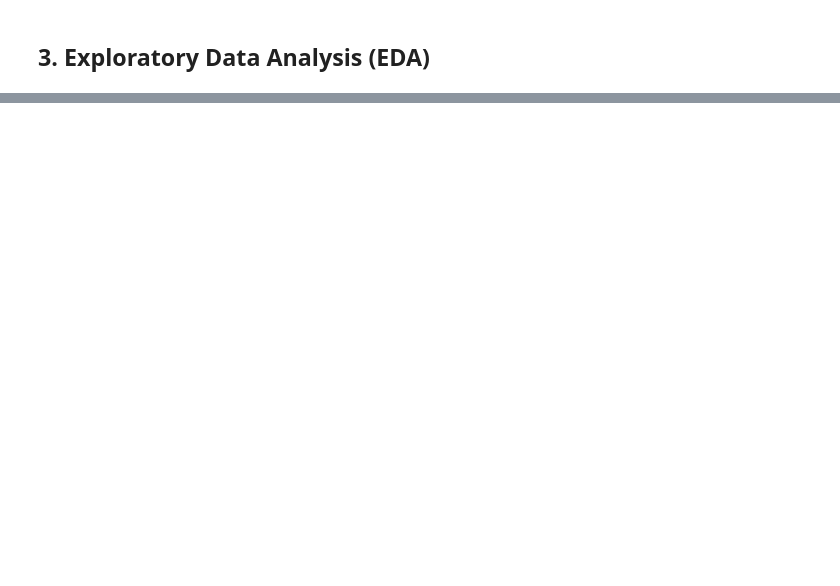
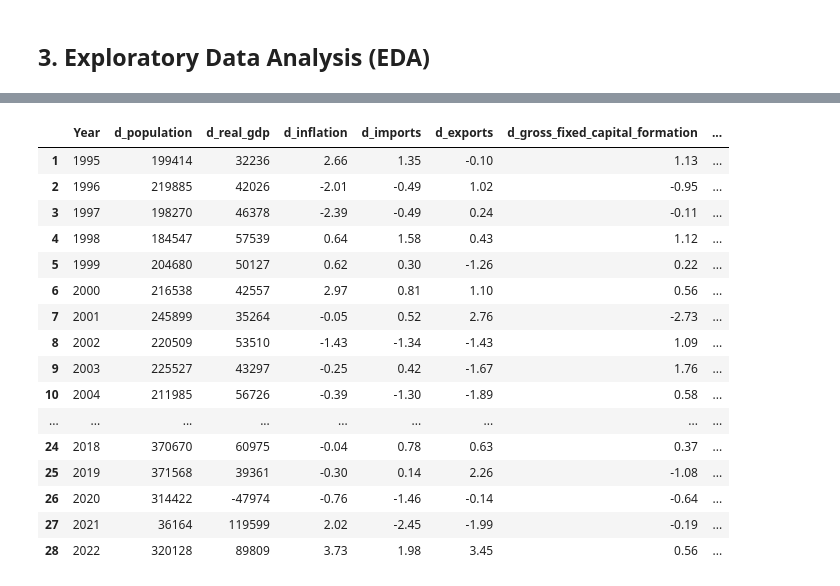
Before and after one commit to kellyle404/Risk_analysis_tech_stocks, a Jupyter notebook: aus.ipynb, the cells around one changed output, grey strips where cells are left out. Drawn from its saved outputs; the diff is of its cells as text; code cells hidden in the pictures; blank space fills up the shorter version.

```diff
--- a/aus.ipynb
+++ b/aus.ipynb
@@ -157,0 +264,32 @@ statsmodels.tsa.stattools.adfuller(aus, maxlag=None, regression='c', autolag='AI
+# %%
+aus_diff = aus.copy()
+aus_diff.iloc[:, 1:] = aus_diff.iloc[:, 1:].diff().dropna()
+aus_diff = aus_diff.loc[1:, :]
+aus_diff = aus_diff.rename(columns={
+    'population': 'd_population',
+    'real_gdp': 'd_real_gdp',
+    'inflation': 'd_inflation',
+    'imports': 'd_imports',
+    'exports': 'd_exports',
+    'gross_fixed_capital_formation': 'd_gross_fixed_capital_formation',
+    'gov_expenditure': 'd_gov_expenditure'
+})
+aus_diff
+# %% [output]
+|  | Year | d_population | d_real_gdp | d_inflation | d_imports | d_exports | d_gross_fixed_capital_formation | ... |
+| 1 | 1995 | 199414 | 32236 | 2.66 | 1.35 | -0.10 | 1.13 | ... |
+| 2 | 1996 | 219885 | 42026 | -2.01 | -0.49 | 1.02 | -0.95 | ... |
+| 3 | 1997 | 198270 | 46378 | -2.39 | -0.49 | 0.24 | -0.11 | ... |
+| 4 | 1998 | 184547 | 57539 | 0.64 | 1.58 | 0.43 | 1.12 | ... |
+| 5 | 1999 | 204680 | 50127 | 0.62 | 0.30 | -1.26 | 0.22 | ... |
+| 6 | 2000 | 216538 | 42557 | 2.97 | 0.81 | 1.10 | 0.56 | ... |
+| 7 | 2001 | 245899 | 35264 | -0.05 | 0.52 | 2.76 | -2.73 | ... |
+| 8 | 2002 | 220509 | 53510 | -1.43 | -1.34 | -1.43 | 1.09 | ... |
+| 9 | 2003 | 225527 | 43297 | -0.25 | 0.42 | -1.67 | 1.76 | ... |
+| 10 | 2004 | 211985 | 56726 | -0.39 | -1.30 | -1.89 | 0.58 | ... |
+| ... | ... | ... | ... | ... | ... | ... | ... | ... |
+| 24 | 2018 | 370670 | 60975 | -0.04 | 0.78 | 0.63 | 0.37 | ... |
+| 25 | 2019 | 371568 | 39361 | -0.30 | 0.14 | 2.26 | -1.08 | ... |
+| 26 | 2020 | 314422 | -47974 | -0.76 | -1.46 | -0.14 | -0.64 | ... |
+| 27 | 2021 | 36164 | 119599 | 2.02 | -2.45 | -1.99 | -0.19 | ... |
+| 28 | 2022 | 320128 | 89809 | 3.73 | 1.98 | 3.45 | 0.56 | ... |
```
Also changed, not shown: parts of 15 cells of this notebook, 2 other files.
